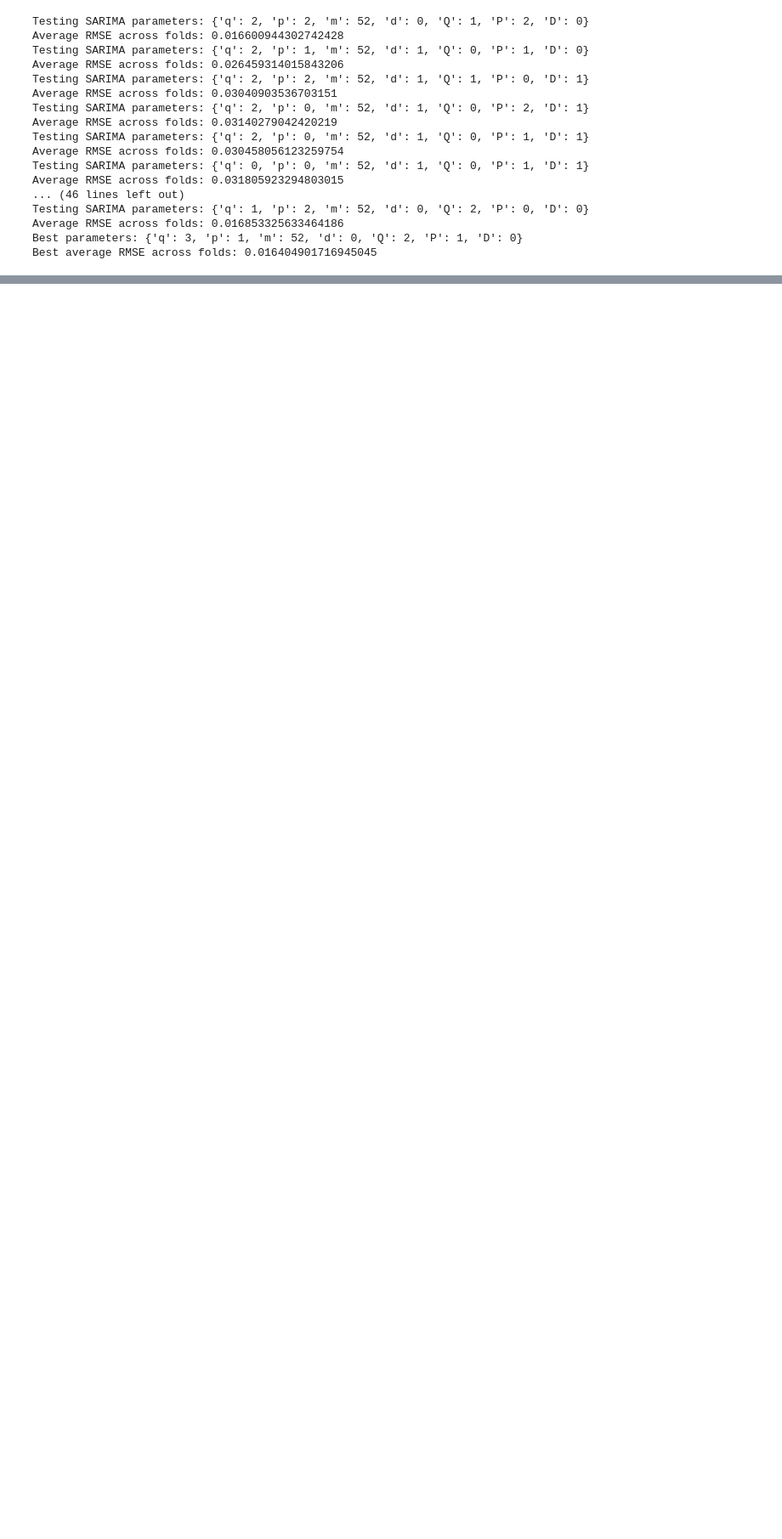
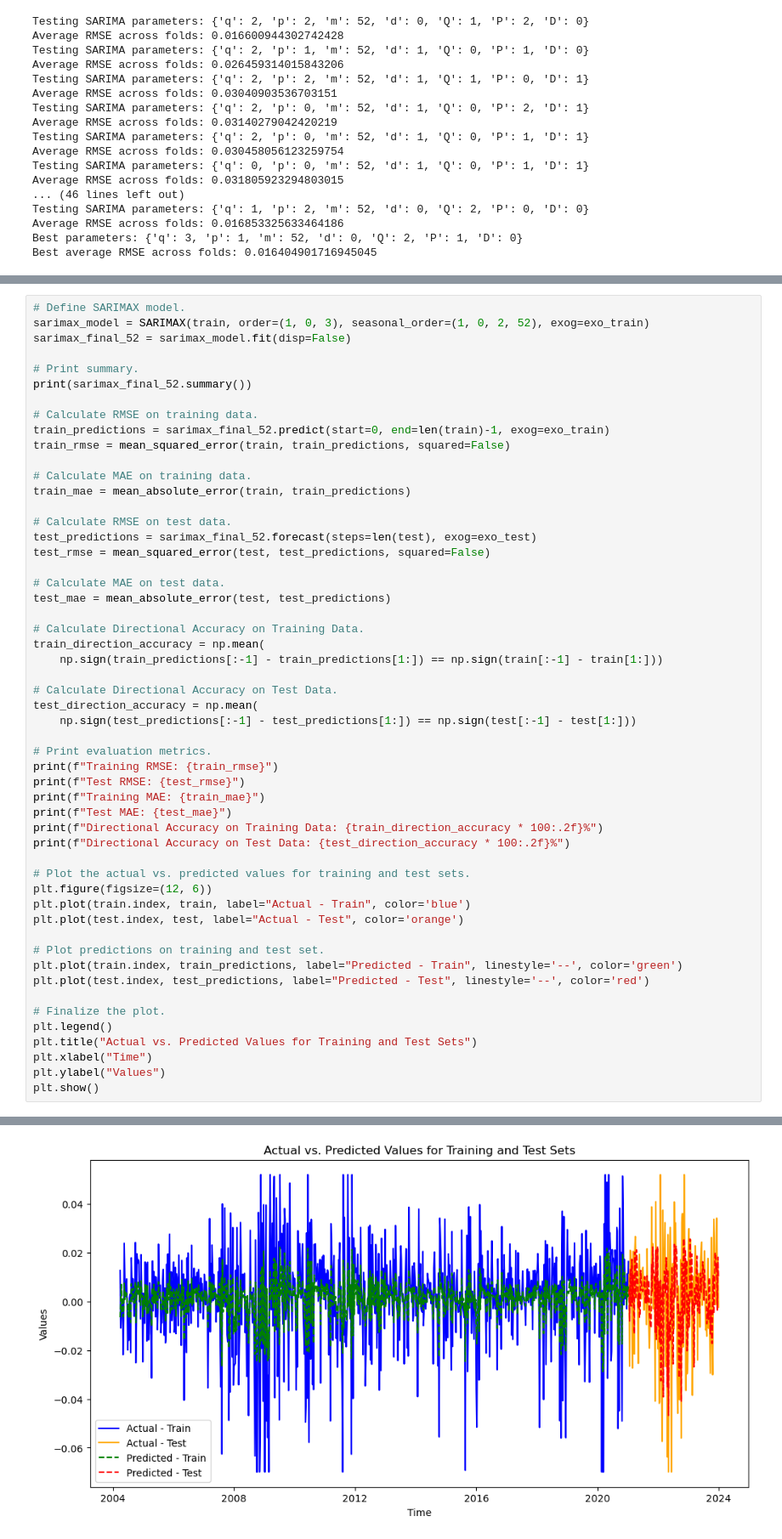
Before and after one commit to nozomu2020264/Capstone-Project---2020264-, a Jupyter notebook: SARIMAX - Exogenous Variables.ipynb, the cells around one changed output, grey strips where cells are left out. Shown at 85% size. Cells and saved outputs as stored; diff of their text form; blank space fills up the shorter version.

Commit message:
Add files via upload
Updates:
- Evaluation table
- Cross Validation approaches

Final BASELINE MODEL defined in this notebook.

```diff
--- a/SARIMAX - Exogenous Variables.ipynb
+++ b/SARIMAX - Exogenous Variables.ipynb
@@ -1653,0 +1669,54 @@ Warnings:
+# %%
+# Define SARIMAX model.
+sarimax_model = SARIMAX(train, order=(1, 0, 3), seasonal_order=(1, 0, 2, 52), exog=exo_train)
+sarimax_final_52 = sarimax_model.fit(disp=False)
+
+# Print summary.
+print(sarimax_final_52.summary())
+
+# Calculate RMSE on training data.
+train_predictions = sarimax_final_52.predict(start=0, end=len(train)-1, exog=exo_train)
+train_rmse = mean_squared_error(train, train_predictions, squared=False)
+
+# Calculate MAE on training data.
+train_mae = mean_absolute_error(train, train_predictions)
+
+# Calculate RMSE on test data.
+test_predictions = sarimax_final_52.forecast(steps=len(test), exog=exo_test)
+test_rmse = mean_squared_error(test, test_predictions, squared=False)
+
+# Calculate MAE on test data.
+test_mae = mean_absolute_error(test, test_predictions)
+
+# Calculate Directional Accuracy on Training Data.
+train_direction_accuracy = np.mean(
+    np.sign(train_predictions[:-1] - train_predictions[1:]) == np.sign(train[:-1] - train[1:]))
+
+# Calculate Directional Accuracy on Test Data.
+test_direction_accuracy = np.mean(
+    np.sign(test_predictions[:-1] - test_predictions[1:]) == np.sign(test[:-1] - test[1:]))
+
+# Print evaluation metrics.
+print(f"Training RMSE: {train_rmse}")
+print(f"Test RMSE: {test_rmse}")
+print(f"Training MAE: {train_mae}")
+print(f"Test MAE: {test_mae}")
+print(f"Directional Accuracy on Training Data: {train_direction_accuracy * 100:.2f}%")
+print(f"Directional Accuracy on Test Data: {test_direction_accuracy * 100:.2f}%")
+
+# Plot the actual vs. predicted values for training and test sets.
+plt.figure(figsize=(12, 6))
+plt.plot(train.index, train, label="Actual - Train", color='blue')
+plt.plot(test.index, test, label="Actual - Test", color='orange')
+
+# Plot predictions on training and test set.
+plt.plot(train.index, train_predictions, label="Predicted - Train", linestyle='--', color='green')
+plt.plot(test.index, test_predictions, label="Predicted - Test", linestyle='--', color='red')
+
+# Finalize the plot.
+plt.legend()
+plt.title("Actual vs. Predicted Values for Training and Test Sets")
+plt.xlabel("Time")
+plt.ylabel("Values")
+plt.show()
+# %% [output]
@@ -1653,0 +1740 @@ Warnings:
+[figure, added]
```
Also changed, not shown: parts of 30 cells of this notebook.
